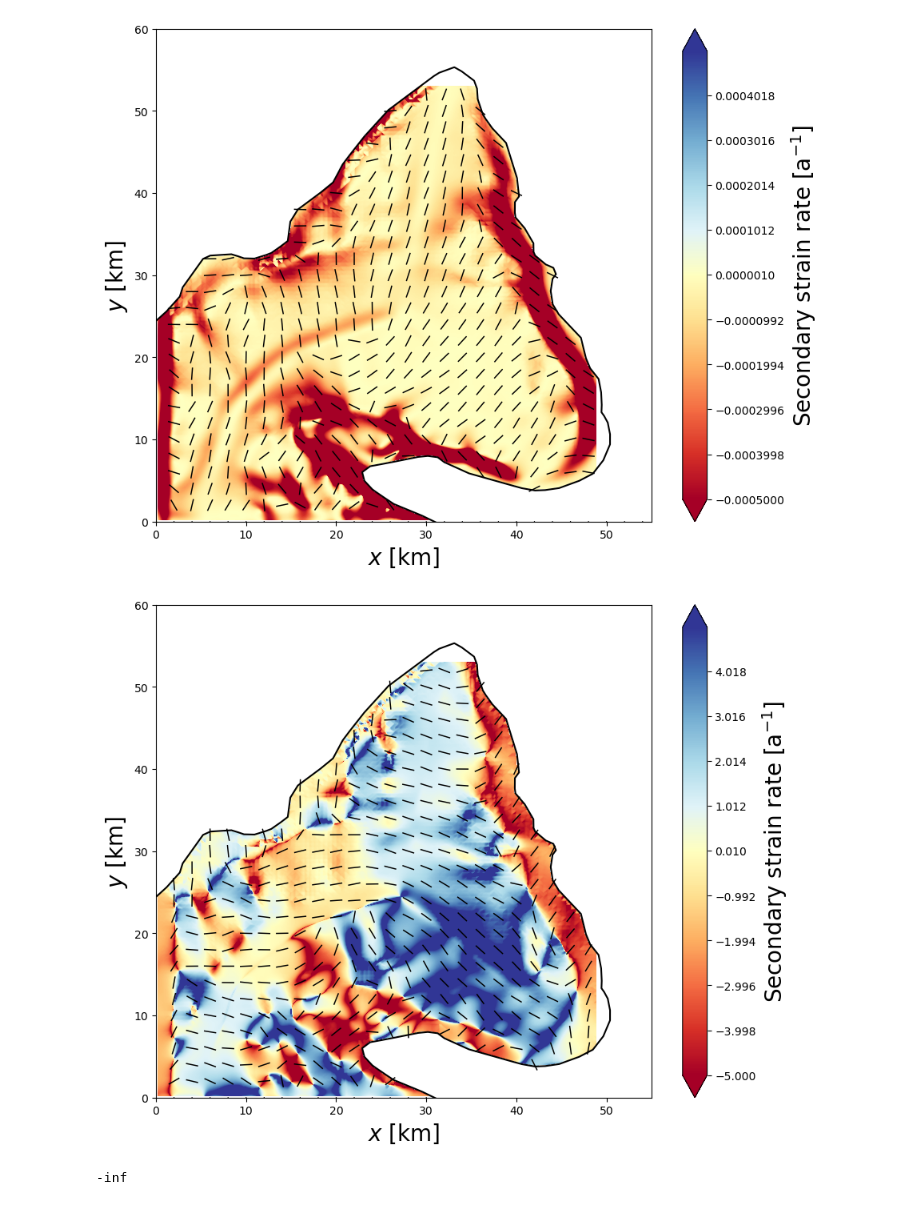
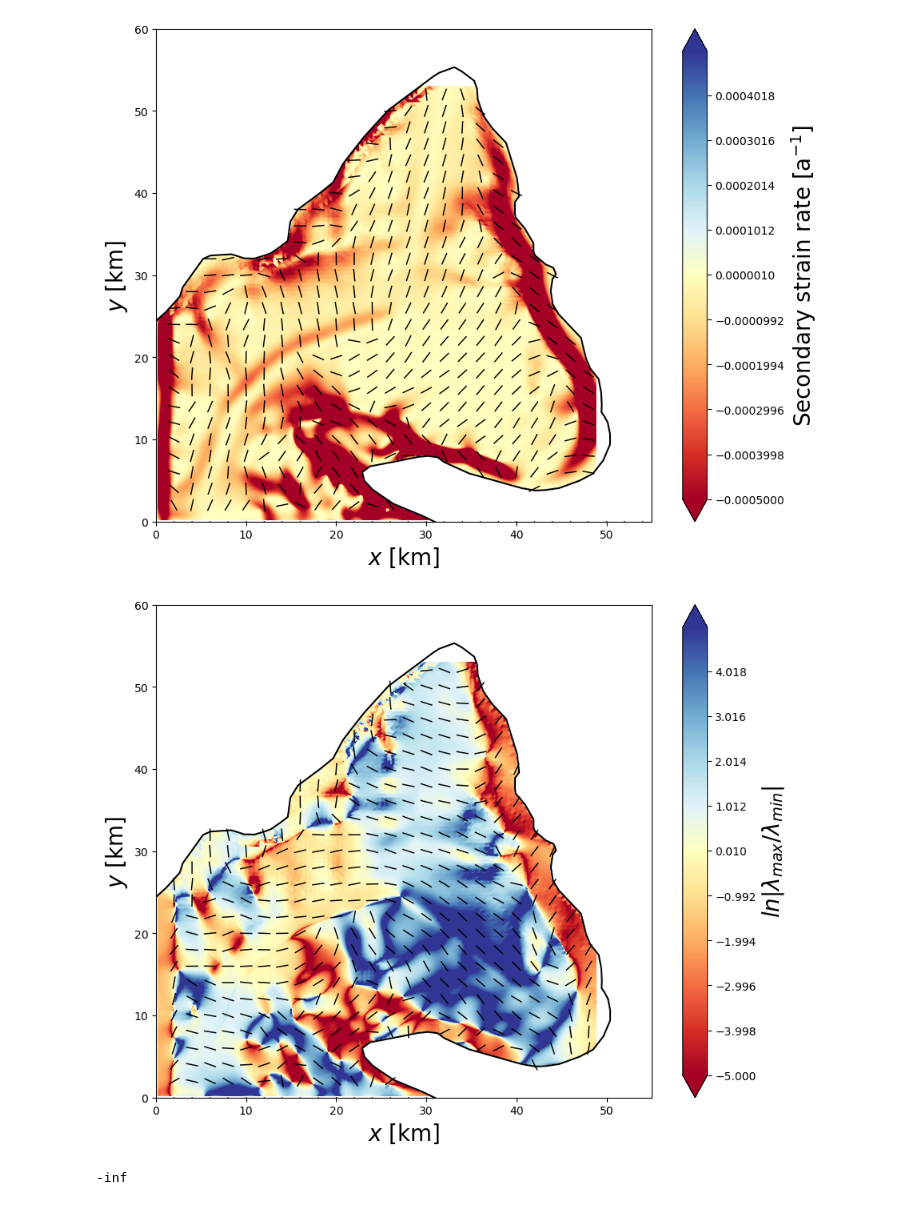
Before and after one commit to henryclara/Anisotropy_SIA, a Jupyter notebook: src/PlotData.ipynb, the cells around one changed output. Cells and saved outputs as stored; diff of their text form; code cells hidden in the pictures.

Commit message:
Improve log plot labelling

```diff
--- a/src/PlotData.ipynb
+++ b/src/PlotData.ipynb
@@ -474,33 +474,33 @@ cbar.set_label('Secondary strain rate [a$^{-1}$]', size=20)
 fig.savefig('HammarryggenStrainRateE2.jpg', format='jpg', dpi=700, bbox_inches = "tight")
 # %% [output]
 [figure]
-# %%
-# Plot \lambda_min / \lambda_max
-
-fig, ax = plt.subplots(1, 1, figsize=(10, 8))
-#levels2 = np.linspace(-0.001,0.001,500)
-levels3 = np.linspace(-5.0,5.0,500)
-CS = ax.contourf(grid_x/1000-770, grid_y/1000-1960, np.log(e_ratio_1), levels=levels3, cmap=plt.cm.RdYlBu, extend='both')
-#CS = ax.contourf(grid_x, grid_y, e_2nd_inv_1, cmap=plt.cm.GnBu, locator=ticker.LogLocator(), extend='max')
-#CS = ax.contourf(grid_x, grid_y, e_2nd_inv_1, cmap=plt.cm.GnBu, extend='max')
-ax.set_xlim([0, 55])
-ax.set_ylim([0, 60])
-skip2 = (slice(None, None, 20), slice(None, None, 20))
-#ax.quiver(grid_x[skip1]/1000-770, grid_y[skip1]/1000-1960, vel_x_norm[skip1], vel_y_norm[skip1], scale=40)
-ax.quiver(grid_x[skip2]/1000-770, grid_y[skip2]/1000-1960, v1_max_20[skip2], v2_max_20[skip2], scale=40, pivot='mid', headlength=0, headwidth=1)
-ax.plot(data_GL_reduced['X']/1000-770, data_GL_reduced['Y']/1000-1960, color='black')
-ax.set_xlabel(r'$x$ [km]', size=20)
-ax.set_ylabel(r'$y$ [km]', size=20)
-cbar = fig.colorbar(CS)
-cbar.set_label('Secondary strain rate [a$^{-1}$]', size=20)
-#ax.tick_params(color='w', labelcolor='w')
-fig.savefig('HammarryggenStrainRateLogRatio.jpg', format='jpg', dpi=700, bbox_inches = "tight")
-# %% [output]
-[figure, removed]
-# %%
-np.log(0.0)
-# %% [output]
--inf
+# %%
+# Plot \lambda_min / \lambda_max
+
+fig, ax = plt.subplots(1, 1, figsize=(10, 8))
+#levels2 = np.linspace(-0.001,0.001,500)
+levels3 = np.linspace(-5.0,5.0,500)
+CS = ax.contourf(grid_x/1000-770, grid_y/1000-1960, np.log(e_ratio_1), levels=levels3, cmap=plt.cm.RdYlBu, extend='both')
+#CS = ax.contourf(grid_x, grid_y, e_2nd_inv_1, cmap=plt.cm.GnBu, locator=ticker.LogLocator(), extend='max')
+#CS = ax.contourf(grid_x, grid_y, e_2nd_inv_1, cmap=plt.cm.GnBu, extend='max')
+ax.set_xlim([0, 55])
+ax.set_ylim([0, 60])
+skip2 = (slice(None, None, 20), slice(None, None, 20))
+#ax.quiver(grid_x[skip1]/1000-770, grid_y[skip1]/1000-1960, vel_x_norm[skip1], vel_y_norm[skip1], scale=40)
+ax.quiver(grid_x[skip2]/1000-770, grid_y[skip2]/1000-1960, v1_max_20[skip2], v2_max_20[skip2], scale=40, pivot='mid', headlength=0, headwidth=1)
+ax.plot(data_GL_reduced['X']/1000-770, data_GL_reduced['Y']/1000-1960, color='black')
+ax.set_xlabel(r'$x$ [km]', size=20)
+ax.set_ylabel(r'$y$ [km]', size=20)
+cbar = fig.colorbar(CS)
+cbar.set_label(r'$ln|\lambda_{max} / \lambda_{min}|$', size=20)
+#ax.tick_params(color='w', labelcolor='w')
+fig.savefig('HammarryggenStrainRateLogRatio.jpg', format='jpg', dpi=700, bbox_inches = "tight")
+# %% [output]
+[figure, added]
+# %%
+np.log(0.0)
+# %% [output]
+-inf
 # %%
 # Create a resolution of 2.5km
 
```
Also changed, not shown: parts of 6 cells of this notebook.
